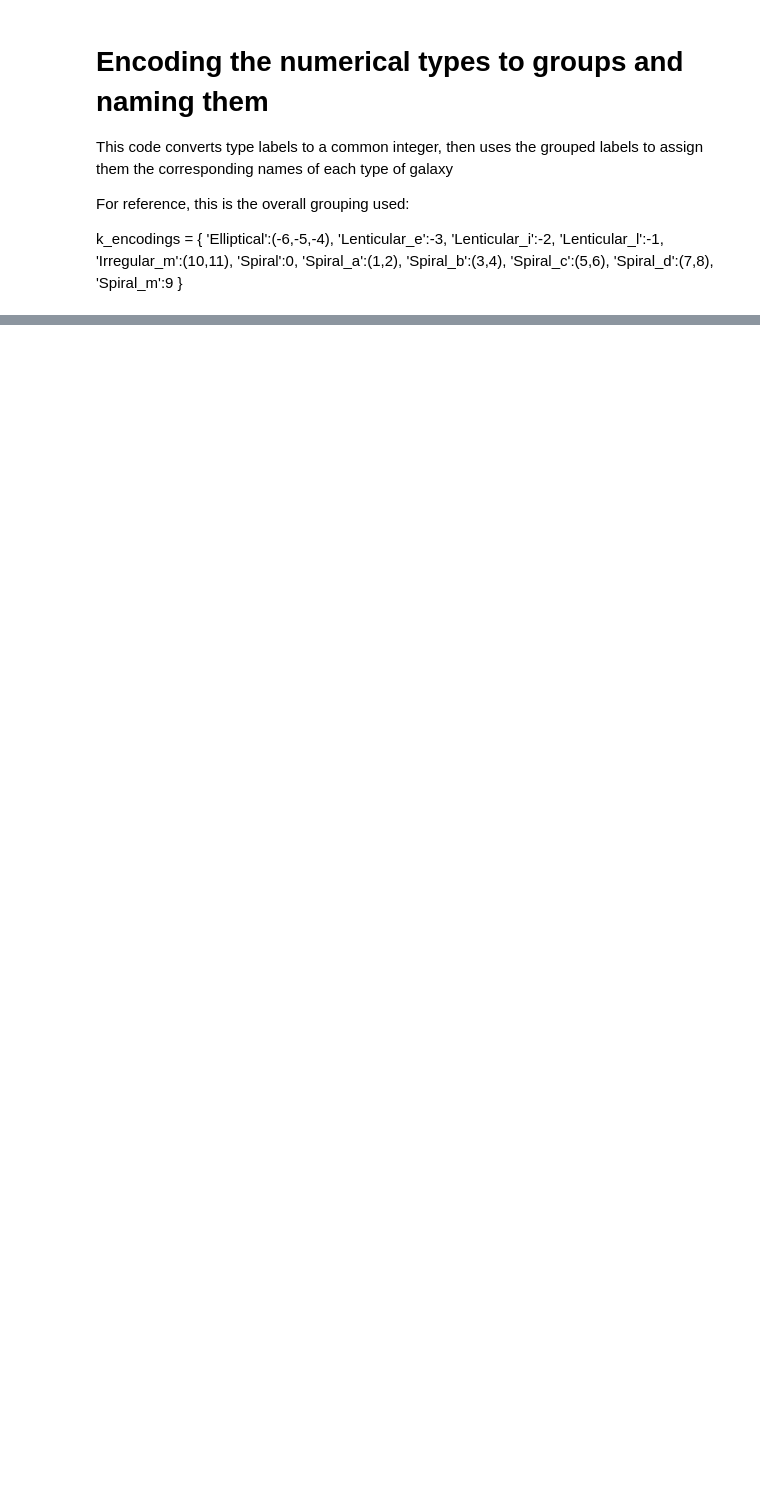
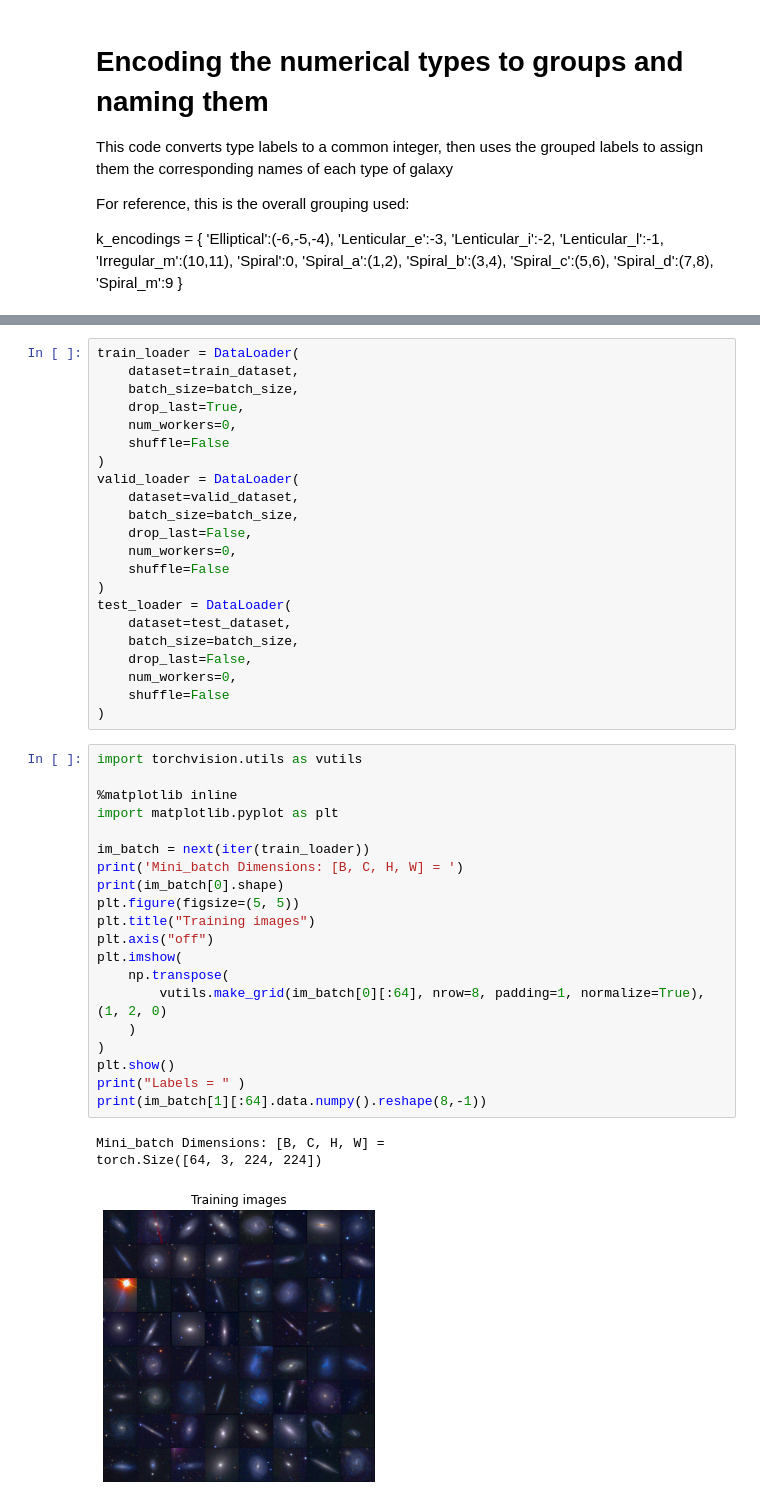
Before and after one commit to saiT1108/GalaxyClassifier, a Jupyter notebook: DataProcessor.ipynb, the cells around one changed output, grey strips where cells are left out. Drawn from its saved outputs; the diff is of its cells as text; blank space fills up the shorter version.

```diff
--- a/DataProcessor.ipynb
+++ b/DataProcessor.ipynb
@@ -369,0 +257,46 @@ None
+# %%
+train_loader = DataLoader(
+    dataset=train_dataset,
+    batch_size=batch_size,
+    drop_last=True,
+    num_workers=0,
+    shuffle=False
+)
+valid_loader = DataLoader(
+    dataset=valid_dataset,
+    batch_size=batch_size,
+    drop_last=False,
+    num_workers=0,
+    shuffle=False
+)
+test_loader = DataLoader(
+    dataset=test_dataset,
+    batch_size=batch_size,
+    drop_last=False,
+    num_workers=0,
+    shuffle=False
+)
+# %%
+import torchvision.utils as vutils
+
+%matplotlib inline
+import matplotlib.pyplot as plt
+
+im_batch = next(iter(train_loader))
+print('Mini_batch Dimensions: [B, C, H, W] = ')
+print(im_batch[0].shape)
+plt.figure(figsize=(5, 5))
+plt.title("Training images")
+plt.axis("off")
+plt.imshow(
+    np.transpose(
+        vutils.make_grid(im_batch[0][:64], nrow=8, padding=1, normalize=True), (1, 2, 0)
+    )
+)
+plt.show()
+print("Labels = " )
+print(im_batch[1][:64].data.numpy().reshape(8,-1))
+# %% [output]
+Mini_batch Dimensions: [B, C, H, W] =
+torch.Size([64, 3, 224, 224])
+[figure, added]
```
Also changed, not shown: parts of 25 cells of this notebook.
